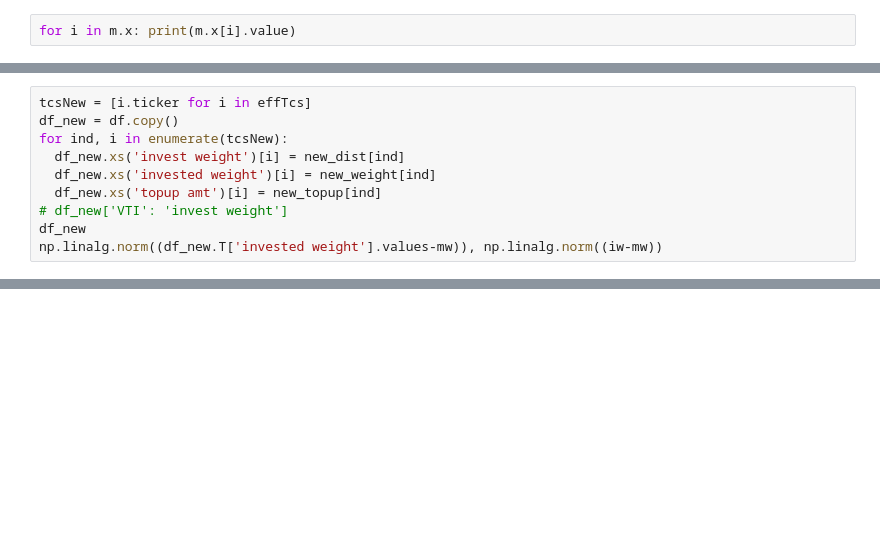
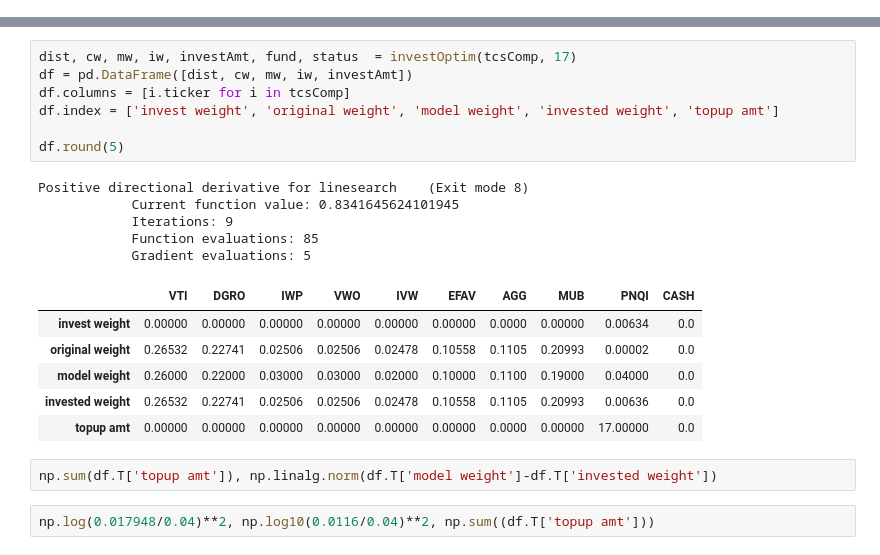
Before and after one commit to ukunliu/MODS203, a Jupyter notebook: invest.ipynb, the cells around one changed output, grey strips where cells are left out. Saved outputs shown, nothing was run; the diff lists cells and outputs as text; blank space fills up the shorter version.

```diff
--- a/invest.ipynb
+++ b/invest.ipynb
@@ -552,2 +2,0 @@ m.pprint()
-# %%
-for i in m.x: print(m.x[i].value)
@@ -626,10 +2,0 @@ new_dist, new_weight, new_topup = result.x, (result.x*fundTotal+ fund) / fundTot
-# %%
-tcsNew = [i.ticker for i in effTcs]
-df_new = df.copy()
-for ind, i in enumerate(tcsNew):
-  df_new.xs('invest weight')[i] = new_dist[ind]
-  df_new.xs('invested weight')[i] = new_weight[ind]
-  df_new.xs('topup amt')[i] = new_topup[ind]
-# df_new['VTI': 'invest weight']
-df_new
-np.linalg.norm((df_new.T['invested weight'].values-mw)), np.linalg.norm((iw-mw))
@@ -704,0 +630,23 @@ array([63695.85      , 63695.85      , 63695.85      , 63695.85      ,
+# %%
+dist, cw, mw, iw, investAmt, fund, status  = investOptim(tcsComp, 17)
+df = pd.DataFrame([dist, cw, mw, iw, investAmt])
+df.columns = [i.ticker for i in tcsComp]
+df.index = ['invest weight', 'original weight', 'model weight', 'invested weight', 'topup amt']
+
+df.round(5)
+# %% [output]
+Positive directional derivative for linesearch    (Exit mode 8)
+            Current function value: 0.8341645624101945
+            Iterations: 9
+            Function evaluations: 85
+            Gradient evaluations: 5
+|  | VTI | DGRO | IWP | VWO | IVW | EFAV | AGG | MUB | PNQI | CASH |
+| invest weight | 0.00000 | 0.00000 | 0.00000 | 0.00000 | 0.00000 | 0.00000 | 0.0000 | 0.00000 | 0.00634 | 0.0 |
+| original weight | 0.26532 | 0.22741 | 0.02506 | 0.02506 | 0.02478 | 0.10558 | 0.1105 | 0.20993 | 0.00002 | 0.0 |
+| model weight | 0.26000 | 0.22000 | 0.03000 | 0.03000 | 0.02000 | 0.10000 | 0.1100 | 0.19000 | 0.04000 | 0.0 |
+| invested weight | 0.26532 | 0.22741 | 0.02506 | 0.02506 | 0.02478 | 0.10558 | 0.1105 | 0.20993 | 0.00636 | 0.0 |
+| topup amt | 0.00000 | 0.00000 | 0.00000 | 0.00000 | 0.00000 | 0.00000 | 0.0000 | 0.00000 | 17.00000 | 0.0 |
+# %%
+np.sum(df.T['topup amt']), np.linalg.norm(df.T['model weight']-df.T['invested weight'])
+# %%
+np.log(0.017948/0.04)**2, np.log10(0.0116/0.04)**2, np.sum((df.T['topup amt']))
```
Also changed, not shown: parts of 63 cells of this notebook.
